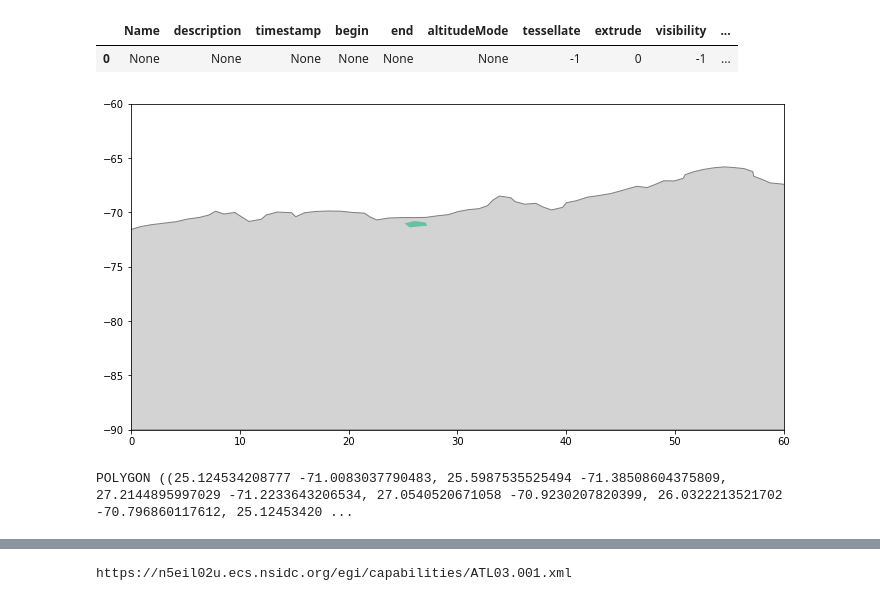
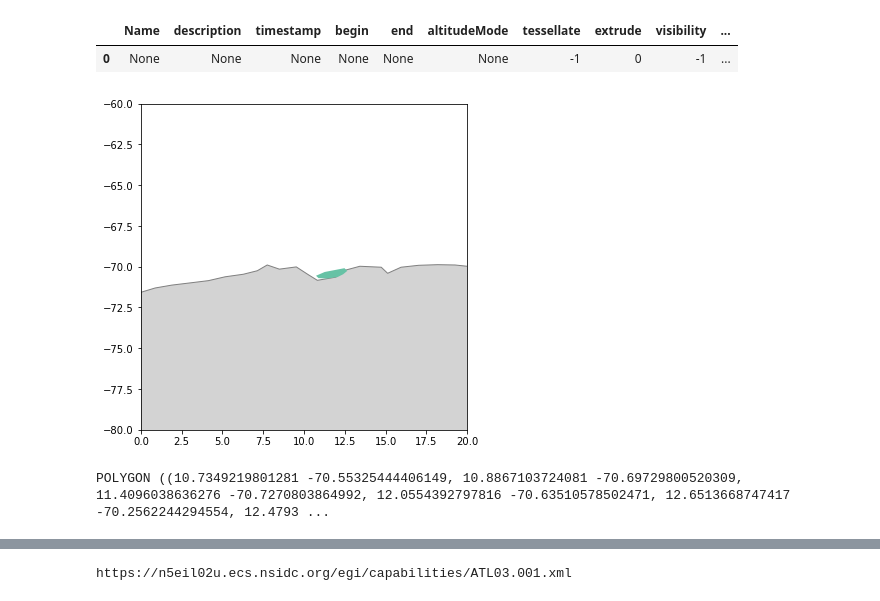
Before and after one commit to ICESAT-2HackWeek/WaterNoice, a Jupyter notebook: notebooks/RBIS_get_data.ipynb, the cells around one changed output, grey strips where cells are left out. Saved outputs shown, nothing was run; the diff lists cells and outputs as text; code cells hidden in the pictures.

```diff
--- a/notebooks/RBIS_get_data.ipynb
+++ b/notebooks/RBIS_get_data.ipynb
@@ -113,7 +113,7 @@ print(temporal)
 # Use geopandas to read in polygon file
 # Note: a shapefile or geojson, or almost any other vector-based spatial data format could be substituted here.
 
-kml_filepath = str('/home/jovyan/WaterNoice/notebooks/RBIS.kml')
+kml_filepath = str('/home/jovyan/WaterNoice/notebooks/RLIS.kml')
 
 #Return a GeoDataFrame object
 gdf = gpd.read_file(kml_filepath)
@@ -124,17 +124,17 @@ gdf.head()
 # %%
 %matplotlib inline
 
 # Load "Natural Earth” countries dataset, bundled with GeoPandas
 world = gpd.read_file(gpd.datasets.get_path('naturalearth_lowres'))
 
 # Overlay glacier outline
 f, ax = plt.subplots(1, figsize=(12, 6))
 world.plot(ax=ax, facecolor='lightgray', edgecolor='gray')
 gdf.plot(ax=ax, cmap='Set2')
-ax.set_ylim([-90, -60])
-ax.set_xlim([0,60]);
+ax.set_ylim([-80, -60])
+ax.set_xlim([0,20]);
 # %% [output]
-[figure, old version]
+[figure, new version]
 # %%
 #Integer position based indexing of GeoDataFrame object to get it into a shapeply geometry object.
 poly = gdf.iloc[0].geometry
@@ -153,7 +153,7 @@ polygon = ','.join([str(c) for xy in zip(*poly.exterior.coords.xy) for c in xy])
 # aoi value used for CMR params below
 aoi = '3'
 # %% [output]
-POLYGON ((25.124534208777 -71.0083037790483, 25.5987535525494 -71.38508604375809, 27.2144895997029 -71.2233643206534, 27.0540520671058 -70.9230207820399, 26.0322213521702 -70.796860117612, 25.12453420 ...
+POLYGON ((10.7349219801281 -70.55325444406149, 10.8867103724081 -70.69729800520309, 11.4096038636276 -70.7270803864992, 12.0554392797816 -70.63510578502471, 12.6513668747417 -70.2562244294554, 12.4793 ...
 # %%
 #Create CMR parameters used for granule search. Modify params depending on bounding_box or polygon input.
 
```
Also changed, not shown: parts of 12 cells of this notebook, 4 other files.
